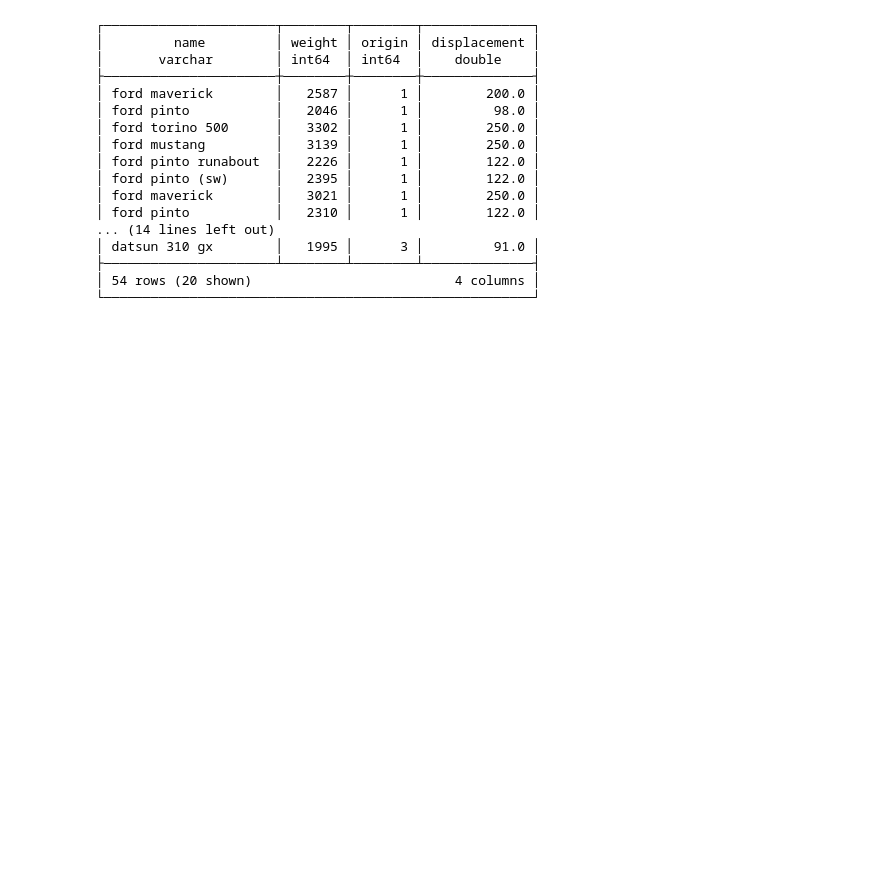
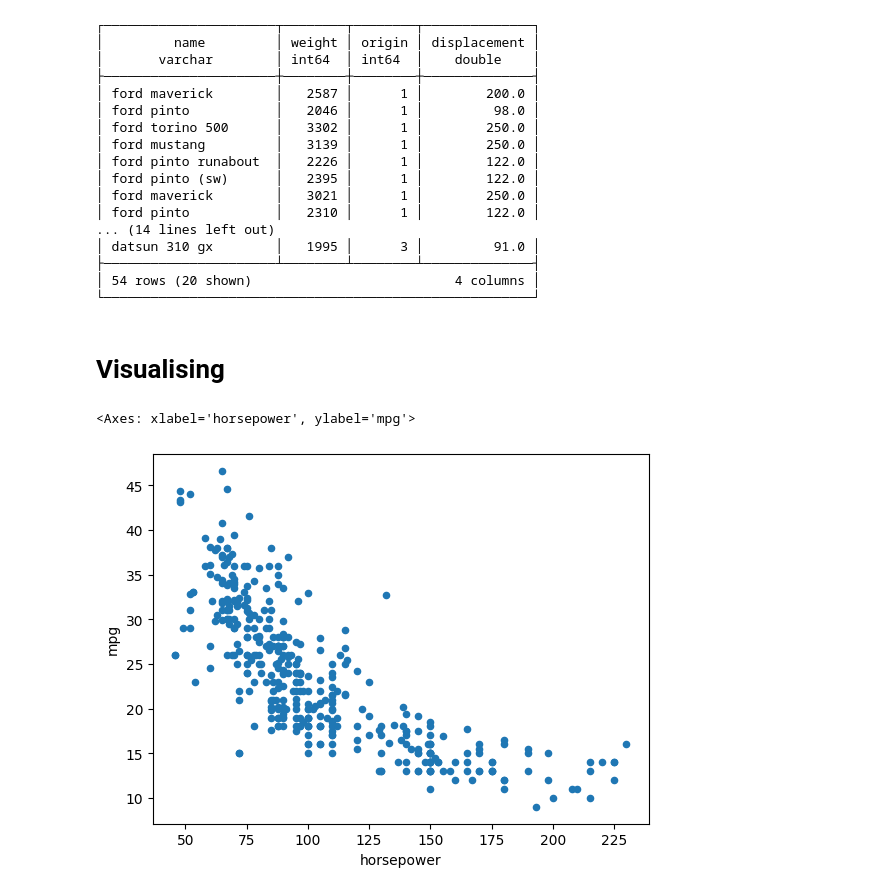
Before and after one commit to jernejfrank/probable-guacamole, a Jupyter notebook: examples/ch_2/basics.ipynb, the cells around one changed output. Drawn from its saved outputs; the diff is of its cells as text; code cells hidden in the pictures; blank space fills up the shorter version.

```diff
--- a/examples/ch_2/basics.ipynb
+++ b/examples/ch_2/basics.ipynb
@@ -370,3 +371,10 @@ duckdb.query(
 ├──────────────────────┴────────┴────────┴──────────────┤
 │ 54 rows (20 shown)                          4 columns │
 └───────────────────────────────────────────────────────┘
+# %% [markdown]
+# Visualising
+# %%
+df.plot.scatter("horsepower", "mpg")
+# %% [output]
+<Axes: xlabel='horsepower', ylabel='mpg'>
+[figure, added]
```
Also changed, not shown: parts of 4 cells of this notebook, 10 other files.
